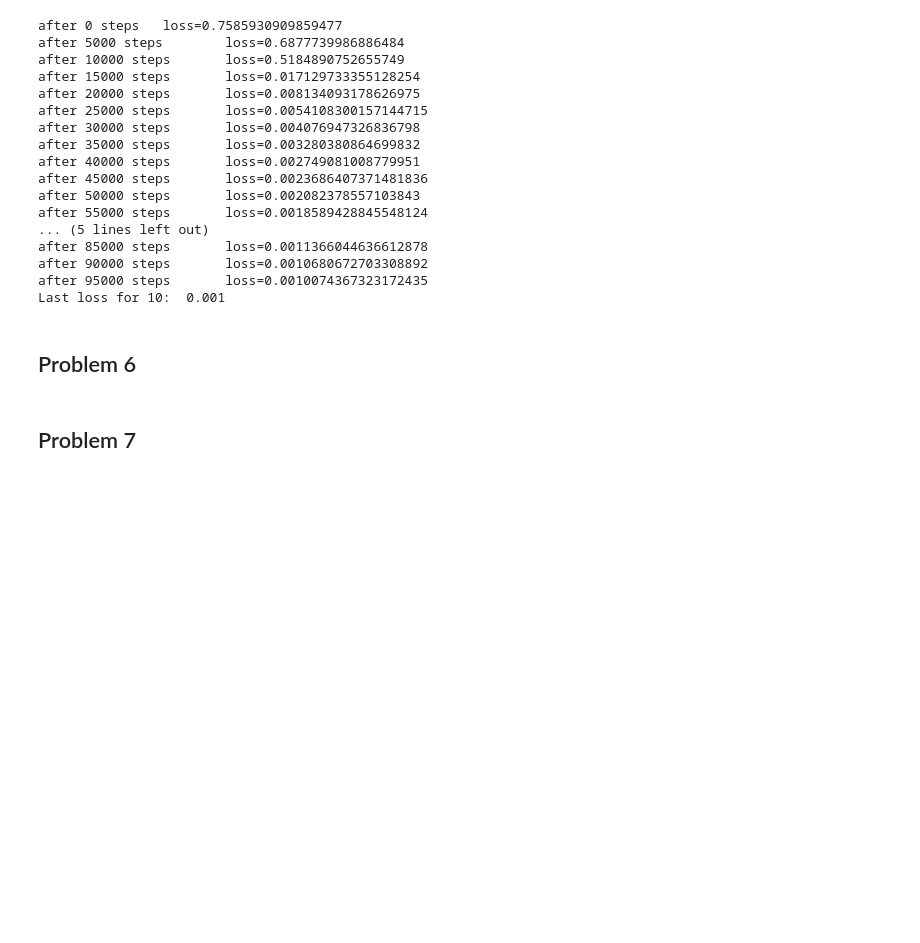
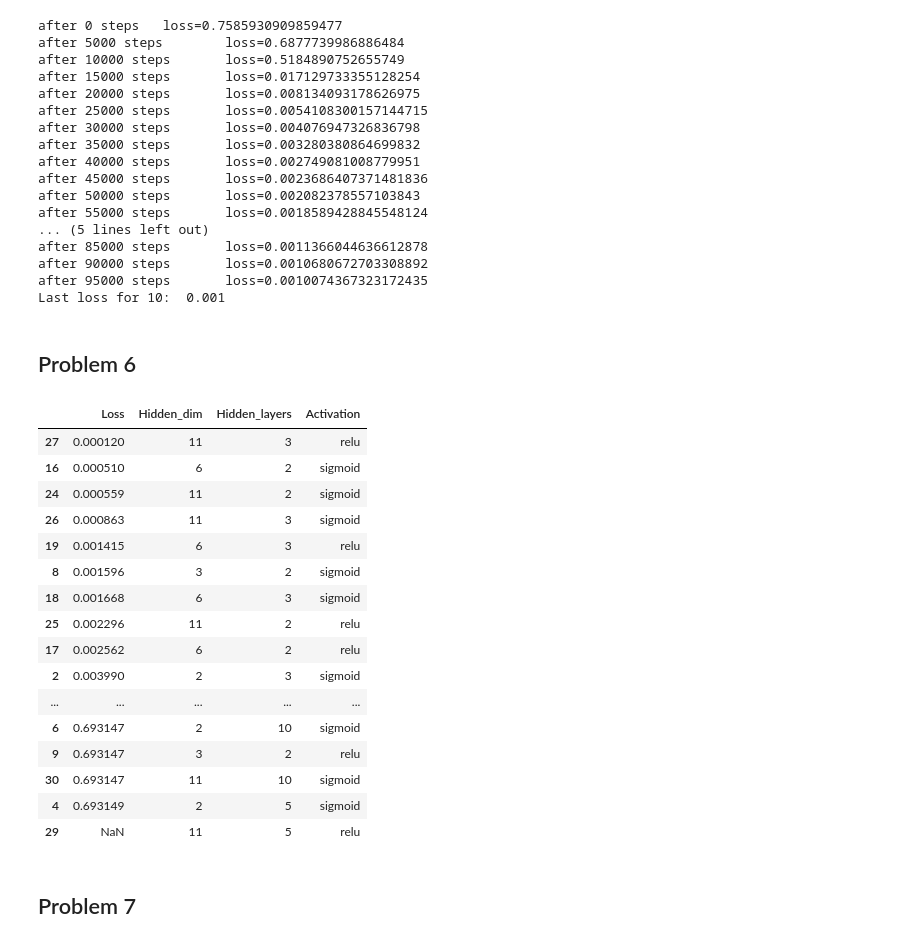
Before and after one commit to dmika1234/dl_uwr, a Jupyter notebook: Assignments/Assignment1.ipynb, the cells around one changed output. Saved outputs shown, nothing was run; the diff lists cells and outputs as text; code cells hidden in the pictures; blank space fills up the shorter version.

```diff
--- a/Assignments/Assignment1.ipynb
+++ b/Assignments/Assignment1.ipynb
@@ -481,3 +480,24 @@ res6.to_csv('A1r6.csv', index=False)
+# %%
+res6 = pd.read_csv('Results/A1r6.csv')
+res6.sort_values(by='Loss')
+# %% [output]
+|  | Loss | Hidden_dim | Hidden_layers | Activation |
+| 27 | 0.000120 | 11 | 3 | relu |
+| 16 | 0.000510 | 6 | 2 | sigmoid |
+| 24 | 0.000559 | 11 | 2 | sigmoid |
+| 26 | 0.000863 | 11 | 3 | sigmoid |
+| 19 | 0.001415 | 6 | 3 | relu |
+| 8 | 0.001596 | 3 | 2 | sigmoid |
+| 18 | 0.001668 | 6 | 3 | sigmoid |
+| 25 | 0.002296 | 11 | 2 | relu |
+| 17 | 0.002562 | 6 | 2 | relu |
+| 2 | 0.003990 | 2 | 3 | sigmoid |
+| ... | ... | ... | ... | ... |
+| 6 | 0.693147 | 2 | 10 | sigmoid |
+| 9 | 0.693147 | 3 | 2 | relu |
+| 30 | 0.693147 | 11 | 10 | sigmoid |
+| 4 | 0.693149 | 2 | 5 | sigmoid |
+| 29 | NaN | 11 | 5 | relu |
 # %% [markdown]
 ## Problem 7
 # %% [markdown]
```
Also changed, not shown: parts of 2 cells of this notebook.
